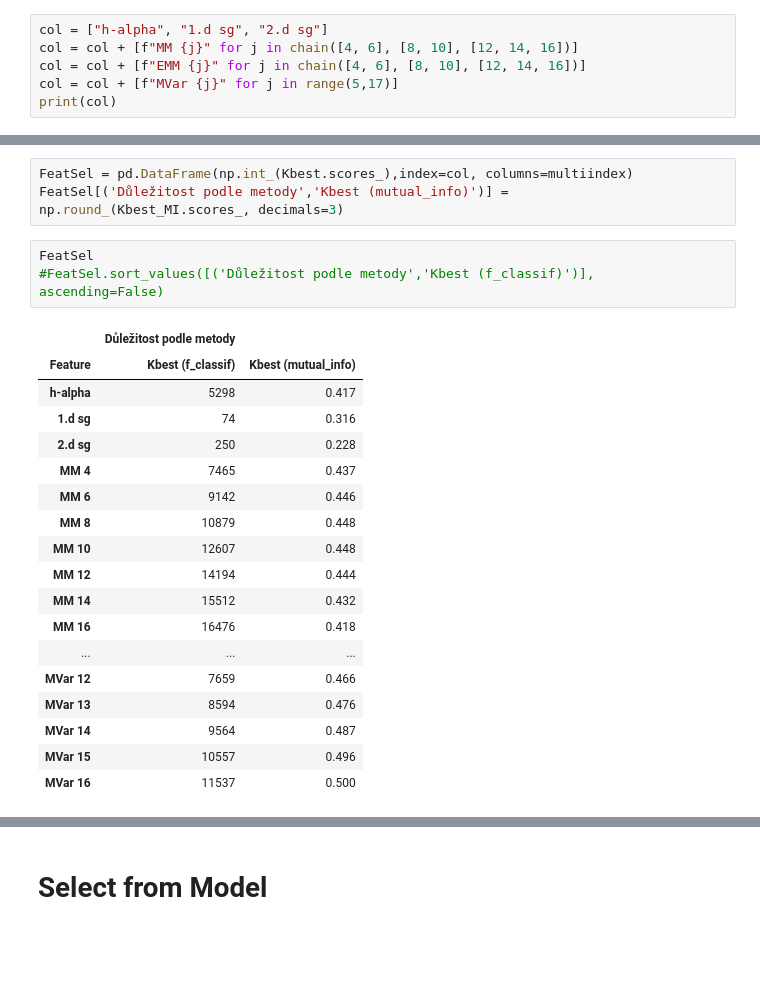
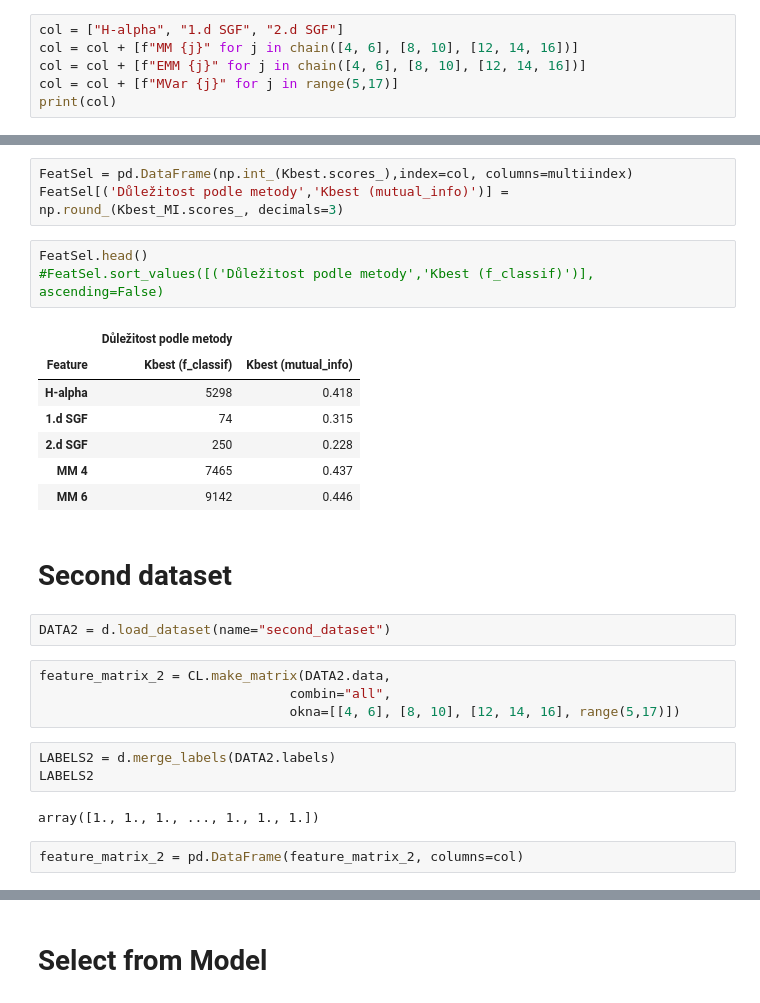
Before and after one commit to TheMrGhostman/Research-Task, a Jupyter notebook: Skripty a Jupytery/Feature Selection.ipynb, the cells around one changed output, grey strips where cells are left out. Drawn from its saved outputs; the diff is of its cells as text; blank space fills up the shorter version.

```diff
--- a/Skripty a Jupytery/Feature Selection.ipynb
+++ b/Skripty a Jupytery/Feature Selection.ipynb
@@ -52,7 +38,7 @@ np.shape(feature_matrix)
 # %% [output]
 (32816, 29)
 # %%
-col = ["h-alpha", "1.d sg", "2.d sg"]
+col = ["H-alpha", "1.d SGF", "2.d SGF"]
 col = col + [f"MM {j}" for j in chain([4, 6], [8, 10], [12, 14, 16])]
 col = col + [f"EMM {j}" for j in chain([4, 6], [8, 10], [12, 14, 16])]
 col = col + [f"MVar {j}" for j in range(5,17)]
@@ -209,24 +291,28 @@ multiindex = pd.MultiIndex.from_product(iterables, names=['', 'Feature'])
 FeatSel = pd.DataFrame(np.int_(Kbest.scores_),index=col, columns=multiindex)
 FeatSel[('Důležitost podle metody','Kbest (mutual_info)')] = np.round_(Kbest_MI.scores_, decimals=3)
 # %%
-FeatSel
+FeatSel.head()
 #FeatSel.sort_values([('Důležitost podle metody','Kbest (f_classif)')], ascending=False)
 # %% [output]
 |  | Důležitost podle metody |  |
 | Feature | Kbest (f_classif) | Kbest (mutual_info) |
-| h-alpha | 5298 | 0.417 |
-| 1.d sg | 74 | 0.316 |
-| 2.d sg | 250 | 0.228 |
+| H-alpha | 5298 | 0.418 |
+| 1.d SGF | 74 | 0.315 |
+| 2.d SGF | 250 | 0.228 |
 | MM 4 | 7465 | 0.437 |
 | MM 6 | 9142 | 0.446 |
-| MM 8 | 10879 | 0.448 |
-| MM 10 | 12607 | 0.448 |
-| MM 12 | 14194 | 0.444 |
-| MM 14 | 15512 | 0.432 |
-| MM 16 | 16476 | 0.418 |
-| ... | ... | ... |
-| MVar 12 | 7659 | 0.466 |
-| MVar 13 | 8594 | 0.476 |
-| MVar 14 | 9564 | 0.487 |
-| MVar 15 | 10557 | 0.496 |
-| MVar 16 | 11537 | 0.500 |
+# %% [markdown]
+# Second dataset
+# %%
+DATA2 = d.load_dataset(name="second_dataset")
+# %%
+feature_matrix_2 = CL.make_matrix(DATA2.data,
+                                combin="all",
+                                okna=[[4, 6], [8, 10], [12, 14, 16], range(5,17)])
+# %%
+LABELS2 = d.merge_labels(DATA2.labels)
+LABELS2
+# %% [output]
+array([1., 1., 1., ..., 1., 1., 1.])
+# %%
+feature_matrix_2 = pd.DataFrame(feature_matrix_2, columns=col)
```
Also changed, not shown: parts of 142 cells of this notebook, 9 other files.
